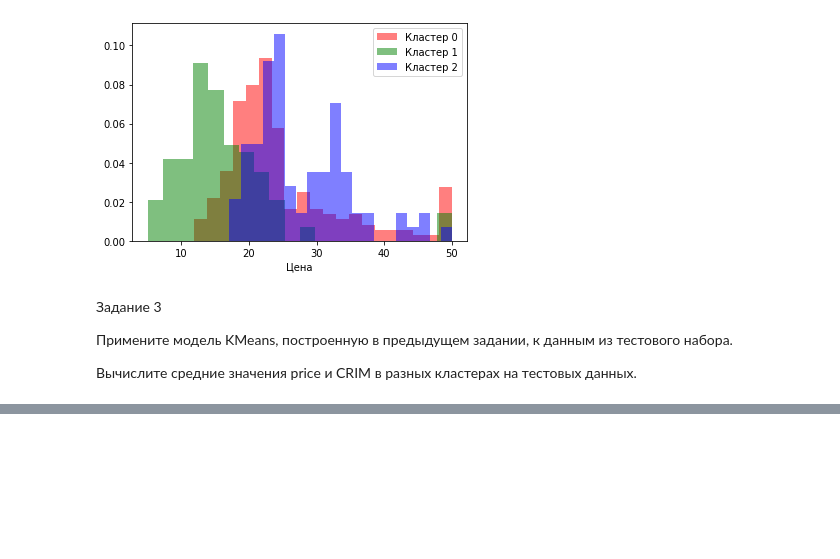
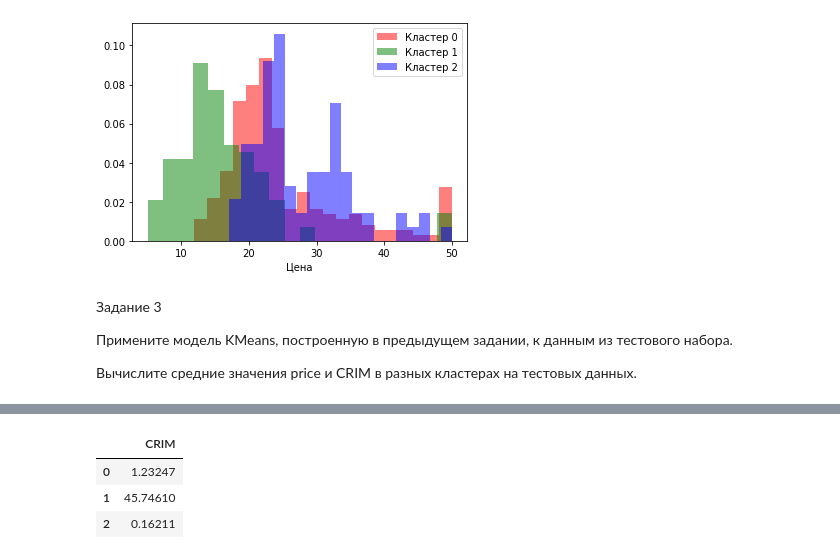
Before and after one commit to OlegRev/Python_Libraries_for_Data_Science-Numpy-Matplotlib-Scikit-learn, a Jupyter notebook: pw_“teaching without a teacher”.ipynb, the cells around one changed output, grey strips where cells are left out. Saved outputs shown, nothing was run; the diff lists cells and outputs as text; code cells hidden in the pictures; blank space fills up the shorter version.

```diff
--- a/pw_“teaching without a teacher”.ipynb
+++ b/pw_“teaching without a teacher”.ipynb
@@ -162,3 +156,10 @@ price: 21.488235294117644       CRIM : 3.630946764705883
+# %%
+X_test[['CRIM']].groupby([labels_test]).max()
+# %% [output]
+|  | CRIM |
+| 0 | 1.23247 |
+| 1 | 45.74610 |
+| 2 | 0.16211 |
 # %%
 plt.hist(y_test[labels_test == 0], bins=20, density=True, alpha=0.5, color='r')
 plt.hist(y_test[labels_test == 1], bins=20, density=True, alpha=0.5, color='g')
```
Also changed, not shown: parts of 7 cells of this notebook.
